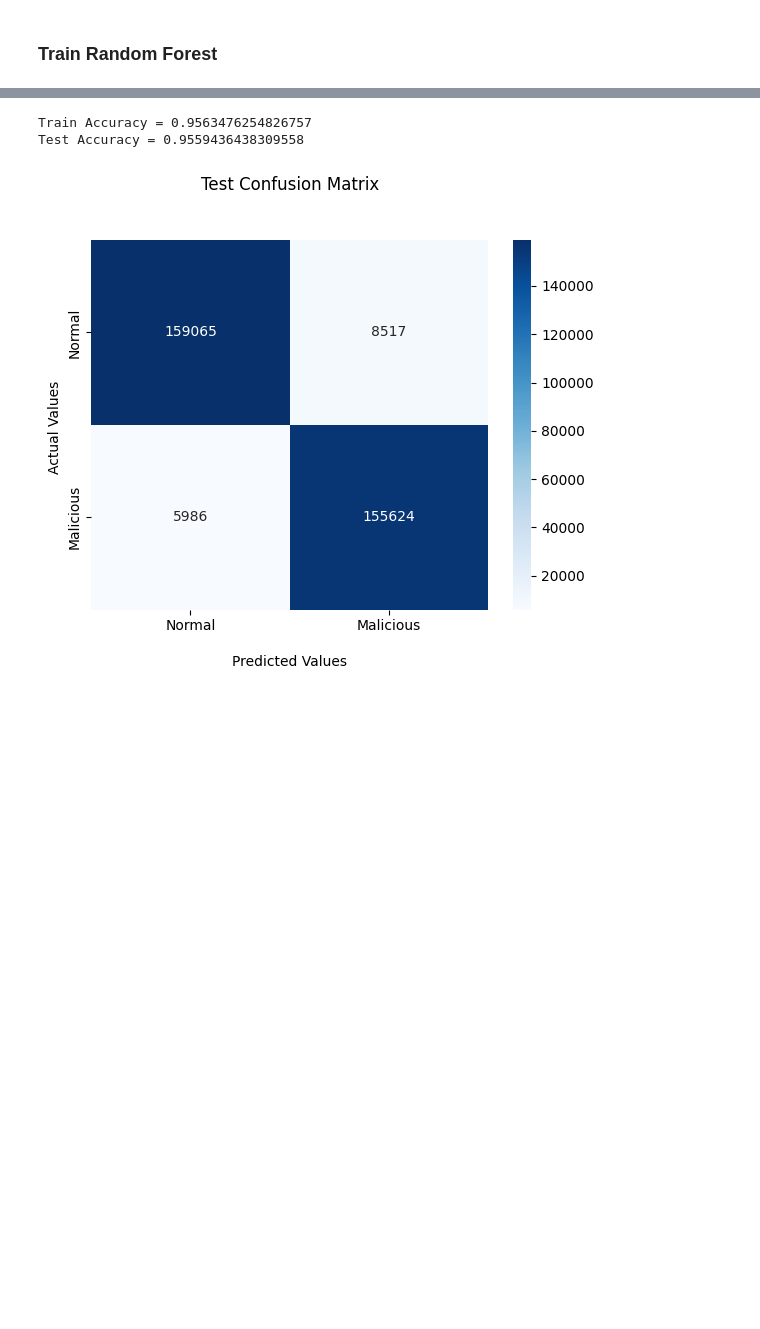
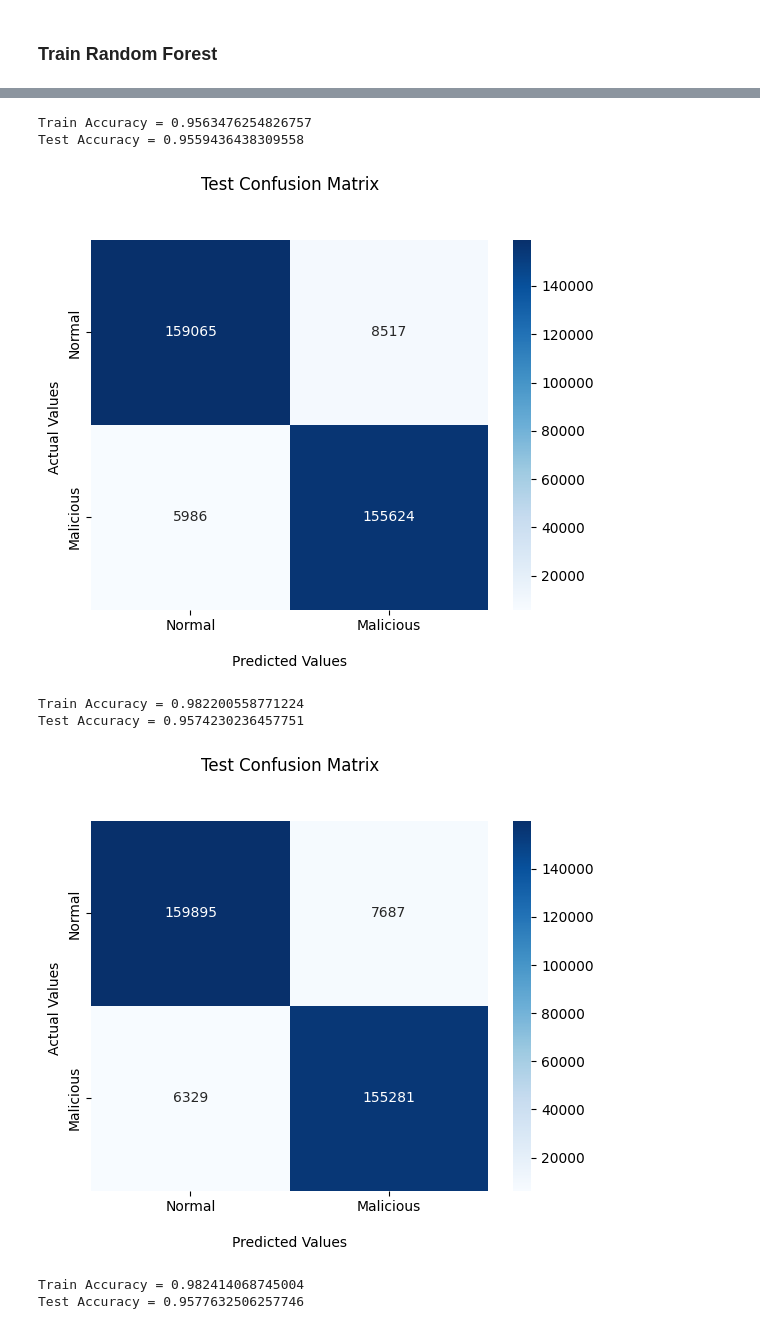
Before and after one commit to Rodhaaret/T-710-MLCS-Final-project, a Jupyter notebook: botnets_ml.ipynb, the cells around one changed output, grey strips where cells are left out. Drawn from its saved outputs; the diff is of its cells as text; code cells hidden in the pictures; blank space fills up the shorter version.

```diff
--- a/botnets_ml.ipynb
+++ b/botnets_ml.ipynb
@@ -104,2 +153,0 @@ df_X
-# %%
-X_train, X_test, y_train, y_test = train_test_split(df_X, df_y, test_size=0.3)
@@ -197,19 +265,24 @@ def train_random_forest(X_train, X_test, y_train, y_test, depth, est):
 # %%
 X_train, X_test, y_train, y_test = train_test_split(df_X, df_y, test_size=0.3)
 # %%
-for depth in [5,10]:
+for depth in [5,10,30,50]:
     for est in [50,100]:
         train_random_forest(X_train, X_test, y_train, y_test, depth, est)
 # %% [output]
 Train Accuracy = 0.8967002293930328
 Test Accuracy = 0.8973942258621108
 [figure]
 Train Accuracy = 0.9035390580044108
 Test Accuracy = 0.9045784830737077
 [figure]
 Train Accuracy = 0.9563970973058686
 Test Accuracy = 0.9560833799120271
 [figure]
 Train Accuracy = 0.9563476254826757
 Test Accuracy = 0.9559436438309558
 [figure]
+Train Accuracy = 0.982200558771224
+Test Accuracy = 0.9574230236457751
+[figure, added]
+Train Accuracy = 0.982414068745004
+Test Accuracy = 0.9577632506257746
```
Also changed, not shown: parts of 59 cells of this notebook.
